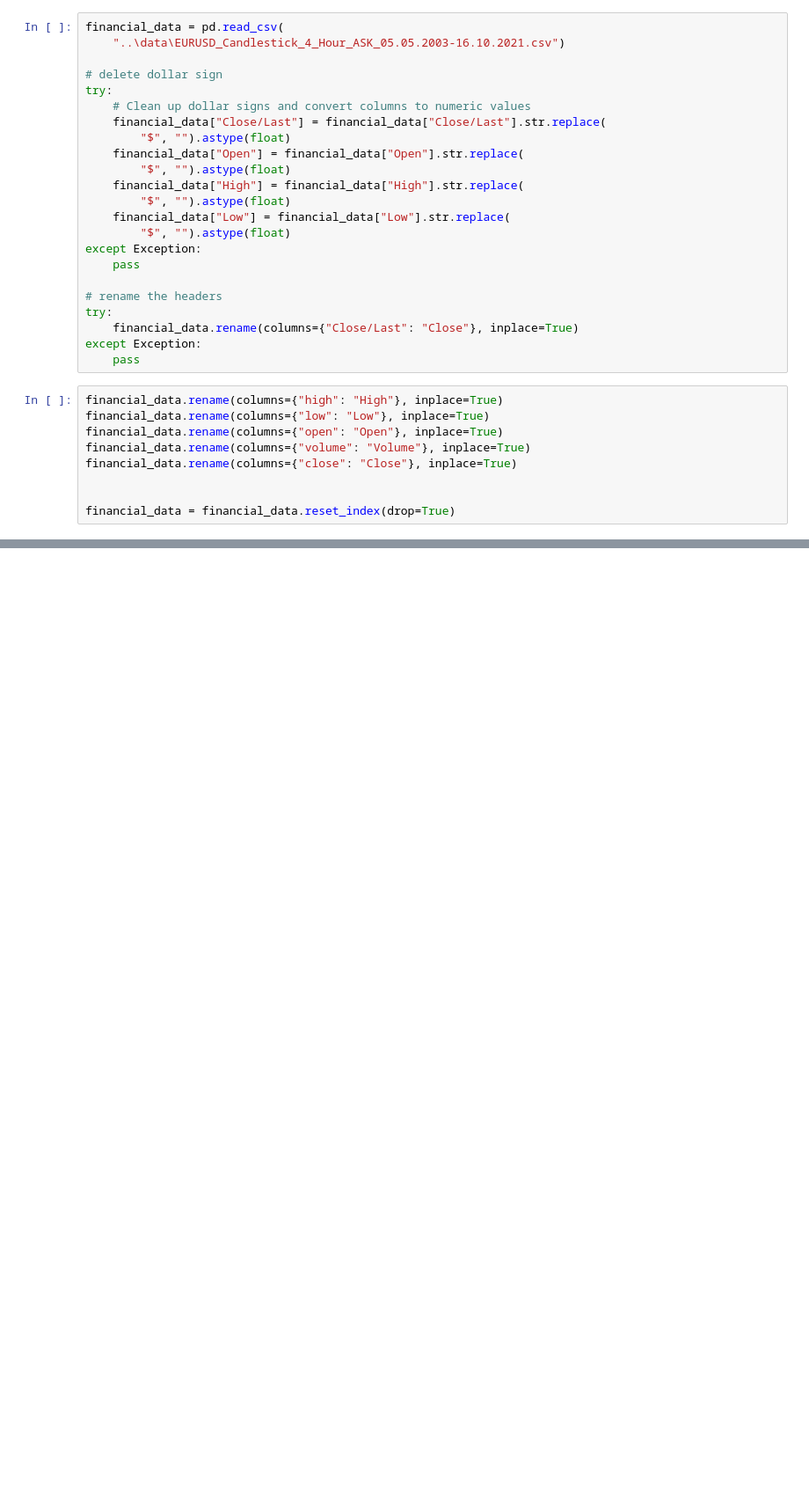
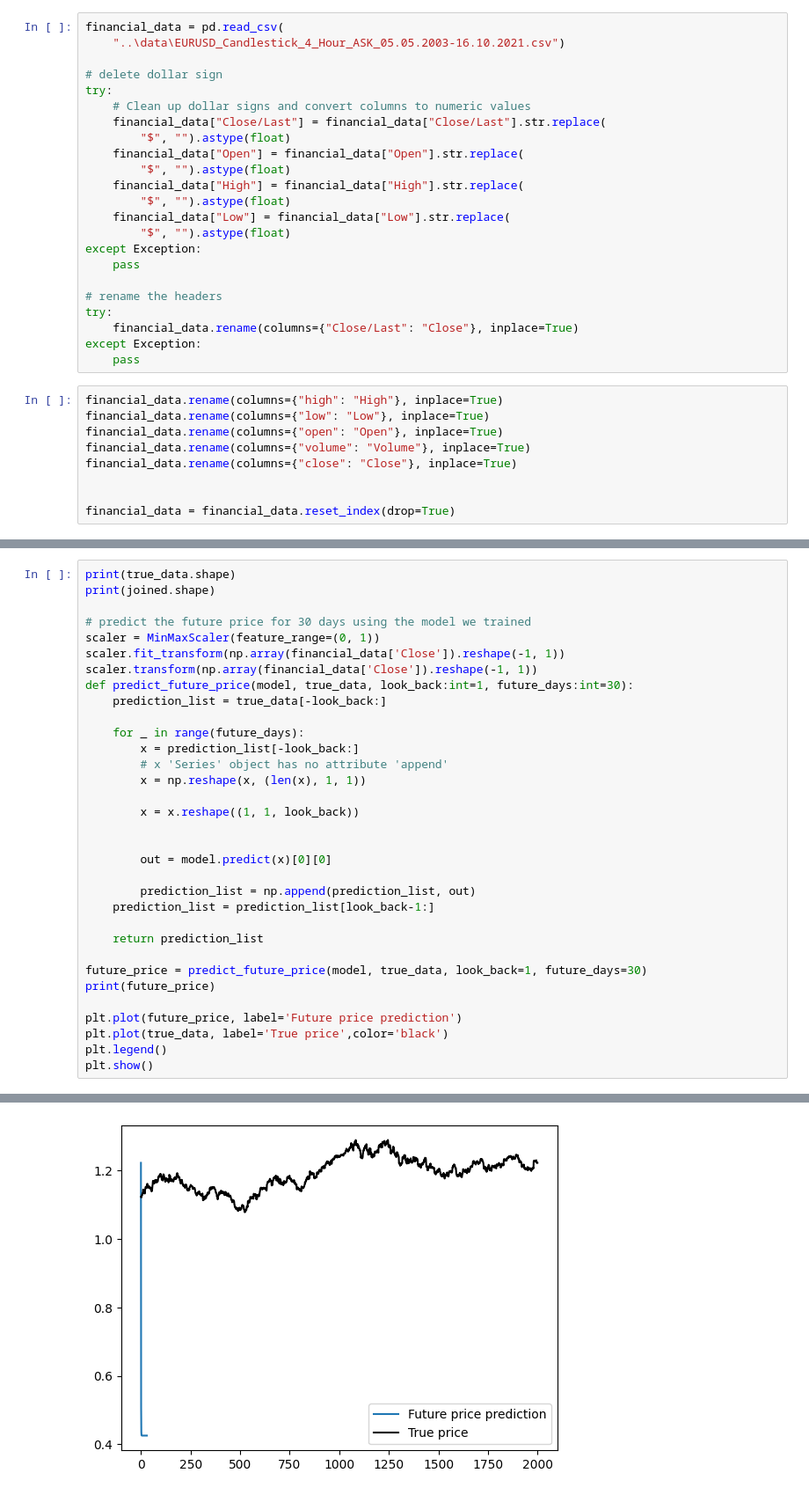
Before and after one commit to DavidBobekIMC/QuantWiseAI, a Jupyter notebook: jupiter_notebooks/stacked_LSTM.ipynb, the cells around one changed output, grey strips where cells are left out. Shown: that part at 88% size. Cells and saved outputs as stored; diff of their text form; blank space fills up the shorter version.

```diff
--- a/jupiter_notebooks/stacked_LSTM.ipynb
+++ b/jupiter_notebooks/stacked_LSTM.ipynb
@@ -179,0 +190,34 @@ Test Score: 0.03 RMSE
+# %%
+print(true_data.shape)
+print(joined.shape)
+
+# predict the future price for 30 days using the model we trained
+scaler = MinMaxScaler(feature_range=(0, 1))
+scaler.fit_transform(np.array(financial_data['Close']).reshape(-1, 1))
+scaler.transform(np.array(financial_data['Close']).reshape(-1, 1))
+def predict_future_price(model, true_data, look_back:int=1, future_days:int=30):
+    prediction_list = true_data[-look_back:]
+
+    for _ in range(future_days):
+        x = prediction_list[-look_back:]
+        # x 'Series' object has no attribute 'append'
+        x = np.reshape(x, (len(x), 1, 1))
+
+        x = x.reshape((1, 1, look_back))
+
+
+        out = model.predict(x)[0][0]
+
+        prediction_list = np.append(prediction_list, out)
+    prediction_list = prediction_list[look_back-1:]
+
+    return prediction_list
+
+future_price = predict_future_price(model, true_data, look_back=1, future_days=30)
+print(future_price)
+
+plt.plot(future_price, label='Future price prediction')
+plt.plot(true_data, label='True price',color='black')
+plt.legend()
+plt.show()
+# %% [output]
@@ -179,0 +241 @@ Test Score: 0.03 RMSE
+[figure, added]
```
Also changed, not shown: parts of 6 cells of this notebook, 3 other files.
